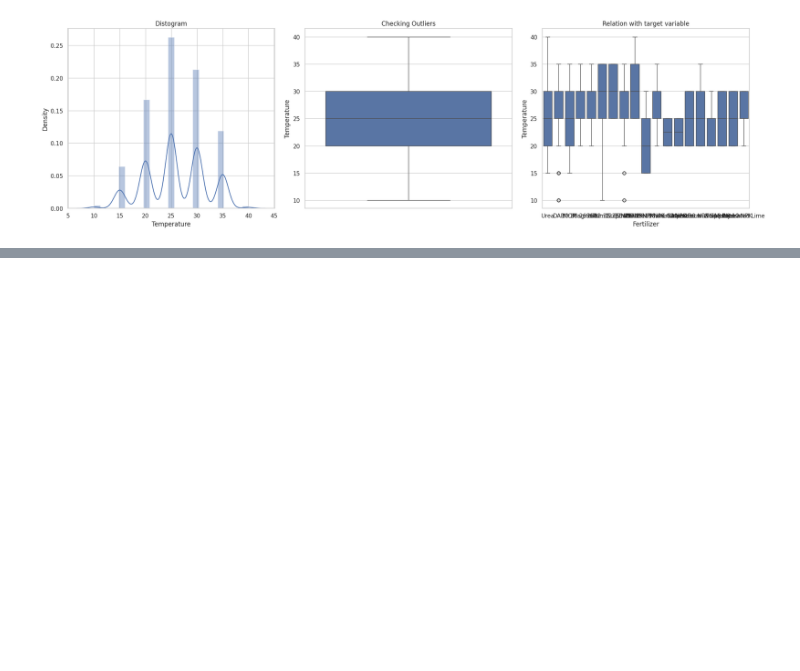
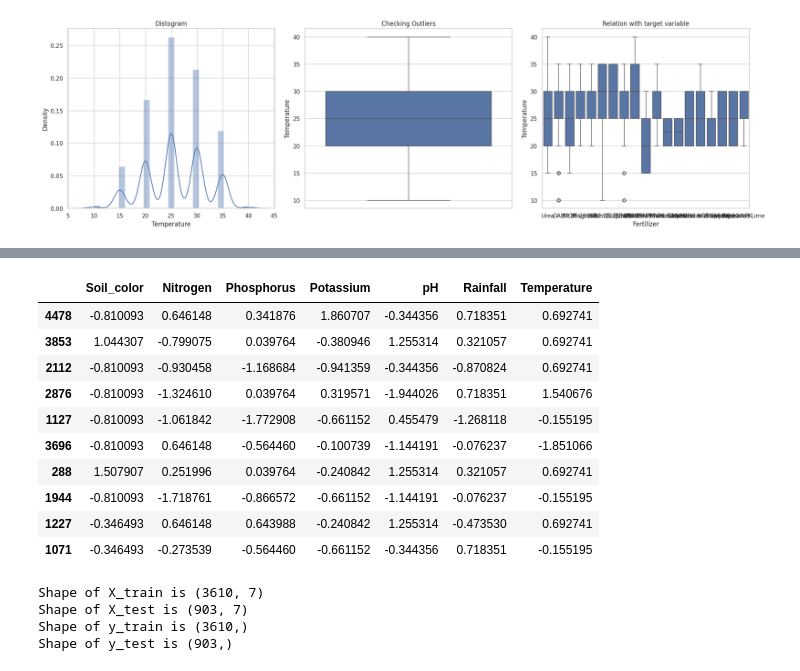
Before and after one commit to Navyasrimachagiri/Fertilizer_prediction, a Jupyter notebook: fertilizer.ipynb, the cells around one changed output, grey strips where cells are left out. Drawn from its saved outputs; the diff is of its cells as text; code cells hidden in the pictures; blank space fills up the shorter version.

Commit message:
Dividing the dataset into training data and testing data

```diff
--- a/fertilizer.ipynb
+++ b/fertilizer.ipynb
@@ -269,0 +317,16 @@ plot_cato(df['Soil_color'])
+# %%
+import pandas as pd
+from sklearn.model_selection import train_test_split
+from sklearn.preprocessing import StandardScaler, LabelEncoder
+df = pd.read_csv('/content/drive/MyDrive/Fertilizer_prediction.csv')
+df = df.dropna()
+label_encoder = LabelEncoder()
+df['Soil_color'] = label_encoder.fit_transform(df['Soil_color'])
+X = df.drop('Fertilizer', axis=1)
+y = df['Fertilizer']
+print(X.shape)
+print(y.shape)
+X_train, X_test, y_train, y_test = train_test_split(X, y, test_size=0.2, random_state=42)
+scaler = StandardScaler()
+X_train_scaled = scaler.fit_transform(X_train)
+X_test_scaled = scaler.transform(X_test)
@@ -269,0 +345,27 @@ plot_cato(df['Soil_color'])
+# %%
+scaler = StandardScaler()
+for col in X.columns:
+    X[col] = scaler.fit_transform(X[[col]])
+display(X.sample(10))
+# %% [output]
+|  | Soil_color | Nitrogen | Phosphorus | Potassium | pH | Rainfall | Temperature |
+| 4478 | -0.810093 | 0.646148 | 0.341876 | 1.860707 | -0.344356 | 0.718351 | 0.692741 |
+| 3853 | 1.044307 | -0.799075 | 0.039764 | -0.380946 | 1.255314 | 0.321057 | 0.692741 |
+| 2112 | -0.810093 | -0.930458 | -1.168684 | -0.941359 | -0.344356 | -0.870824 | 0.692741 |
+| 2876 | -0.810093 | -1.324610 | 0.039764 | 0.319571 | -1.944026 | 0.718351 | 1.540676 |
+| 1127 | -0.810093 | -1.061842 | -1.772908 | -0.661152 | 0.455479 | -1.268118 | -0.155195 |
+| 3696 | -0.810093 | 0.646148 | -0.564460 | -0.100739 | -1.144191 | -0.076237 | -1.851066 |
+| 288 | 1.507907 | 0.251996 | 0.039764 | -0.240842 | 1.255314 | 0.321057 | 0.692741 |
+| 1944 | -0.810093 | -1.718761 | -0.866572 | -0.661152 | -1.144191 | -0.076237 | -0.155195 |
+| 1227 | -0.346493 | 0.646148 | 0.643988 | -0.240842 | 1.255314 | -0.473530 | 0.692741 |
+| 1071 | -0.346493 | -0.273539 | -0.564460 | -0.661152 | -0.344356 | 0.718351 | -0.155195 |
+# %%
+print('Shape of X_train is', X_train.shape)
+print('Shape of X_test is', X_test.shape)
+print('Shape of y_train is', y_train.shape)
+print('Shape of y_test is',  y_test.shape)
+# %% [output]
+Shape of X_train is (3610, 7)
+Shape of X_test is (903, 7)
+Shape of y_train is (3610,)
+Shape of y_test is (903,)
```
Also changed, not shown: parts of 6 cells of this notebook.
